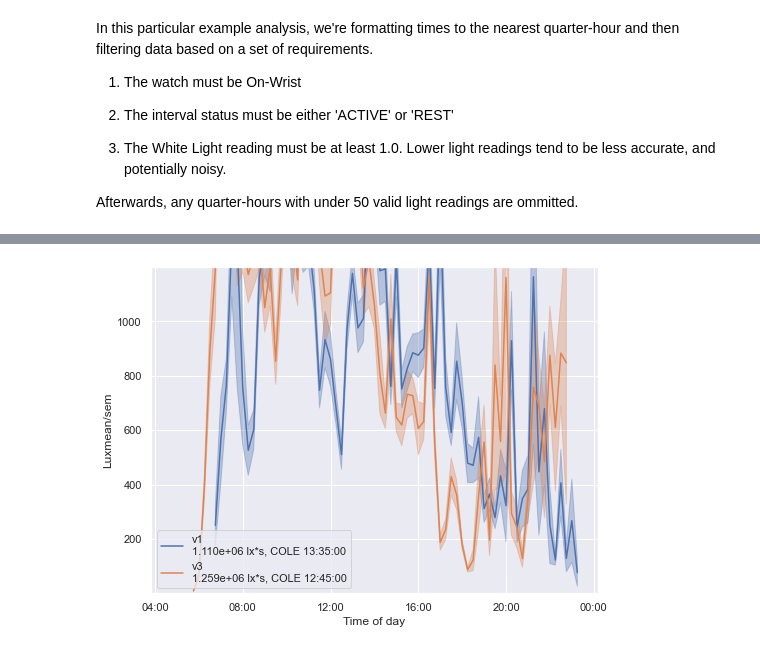
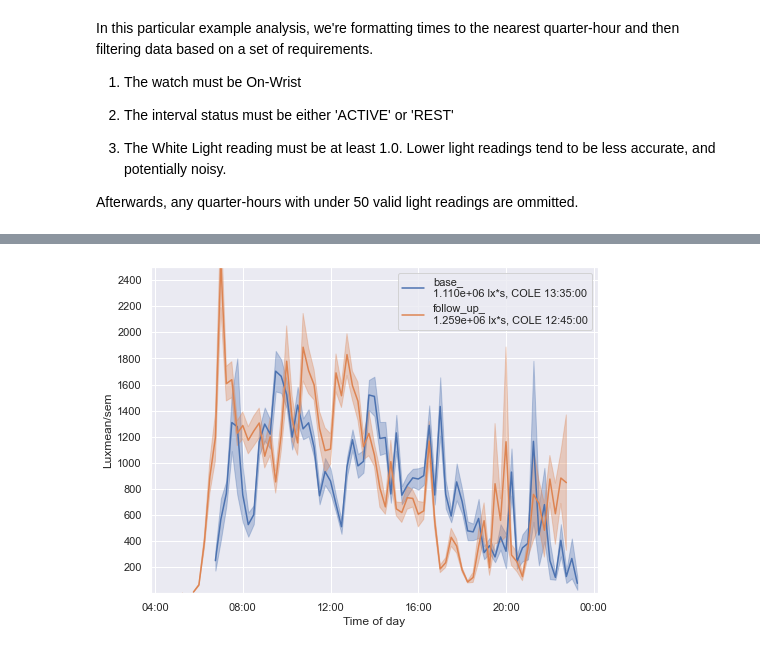
Before and after one commit to FleischerResearchLab/SALA, a Jupyter notebook: 02_plot_light.ipynb, the cells around one changed output, grey strips where cells are left out. Saved outputs shown, nothing was run; the diff lists cells and outputs as text; code cells hidden in the pictures.

```diff
--- a/02_plot_light.ipynb
+++ b/02_plot_light.ipynb
@@ -34,7 +34,7 @@ Setting top plot to "mean/sem" gives a graph of the mean amount of light over th
 #export
 def plot_light(d_list, l_list, palette,
                toplot = "mean/sem",
-               y_lim = 2000, y_label = "Lux"):
+               y_lim = 2500, y_label = "Lux"):
 
     """ Creates various light plots to aggregate data based on time of day.
 
@@ -208,4 +208,4 @@ v3
 # %%
 sns.set(style="darkgrid")
-plot_light([v1["White Light"], v3["White Light"]], ["v1", "v3"], palette=sns.color_palette("deep"))
+plot_light([base_["White Light"], follow_up_["White Light"]], ["base_", "follow_up_"], palette=sns.color_palette("deep"))
 # %% [output]
@@ -214,2 +214,2 @@ v3 - cumulative Lux*sec: 1.258620e+06, center of mass of light exposure: 12:45:0
-[figure, old version]
+[figure, new version]
 # %%
```
Also changed, not shown: parts of 6 cells of this notebook, 7 other files.
